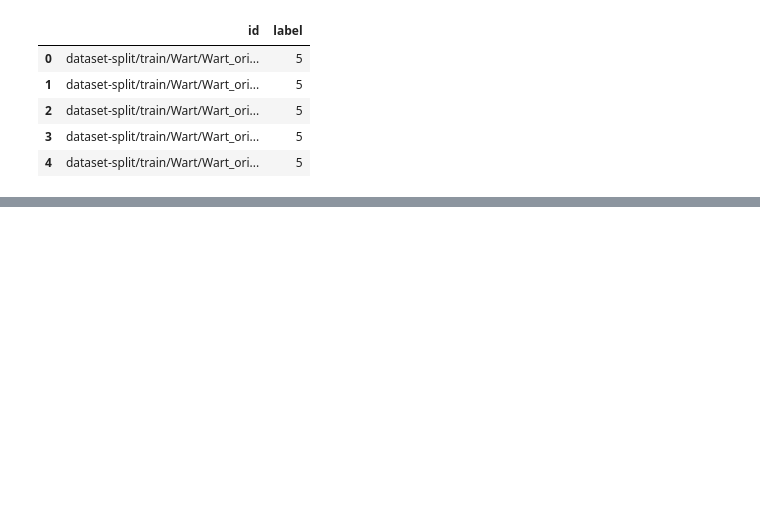
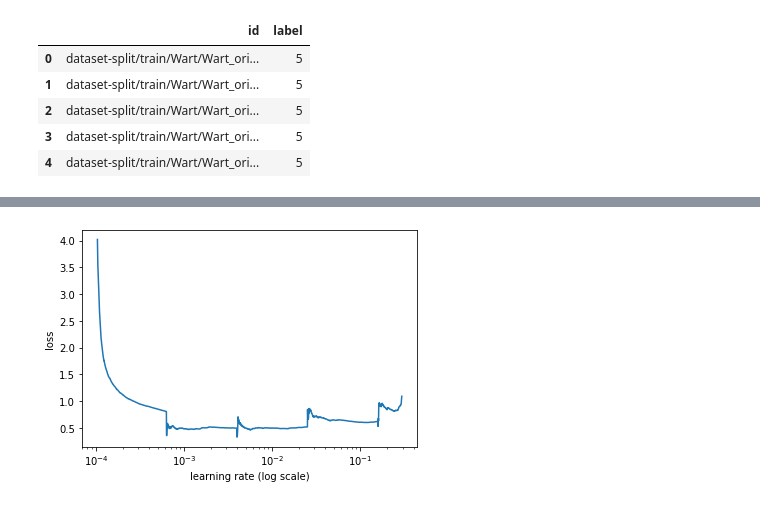
Before and after one commit to matheusherique/XAI, a Jupyter notebook: 6-resnet152-tensorflow.ipynb, the cells around one changed output, grey strips where cells are left out. Cells and saved outputs as stored; diff of their text form; code cells hidden in the pictures; blank space fills up the shorter version.

Commit message:
Add LRFinder and model to Tensorflow

```diff
--- a/6-resnet152-tensorflow.ipynb
+++ b/6-resnet152-tensorflow.ipynb
@@ -105,0 +147,10 @@ Num GPUs Available:  1
+# %%
+model = tf.keras.applications.ResNet152(weights=None)
+model.compile(optimizer='adam',
+              loss=tf.keras.losses.SparseCategoricalCrossentropy(),
+              metrics=['accuracy'])
+# model.summary()
+lr_finder = LRFinder(model)
+lr_finder.find(x, y, start_lr=0.0001, end_lr=1, batch_size=28, epochs=5)
+# history = model.fit(train_dataset, epochs=25,
+#                     validation_data=val_dataset)
@@ -105,0 +168,4 @@ Num GPUs Available:  1
+# %%
+lr_finder.plot_loss()
+# %% [output]
+[figure, added]
```
Also changed, not shown: parts of 11 cells of this notebook.
